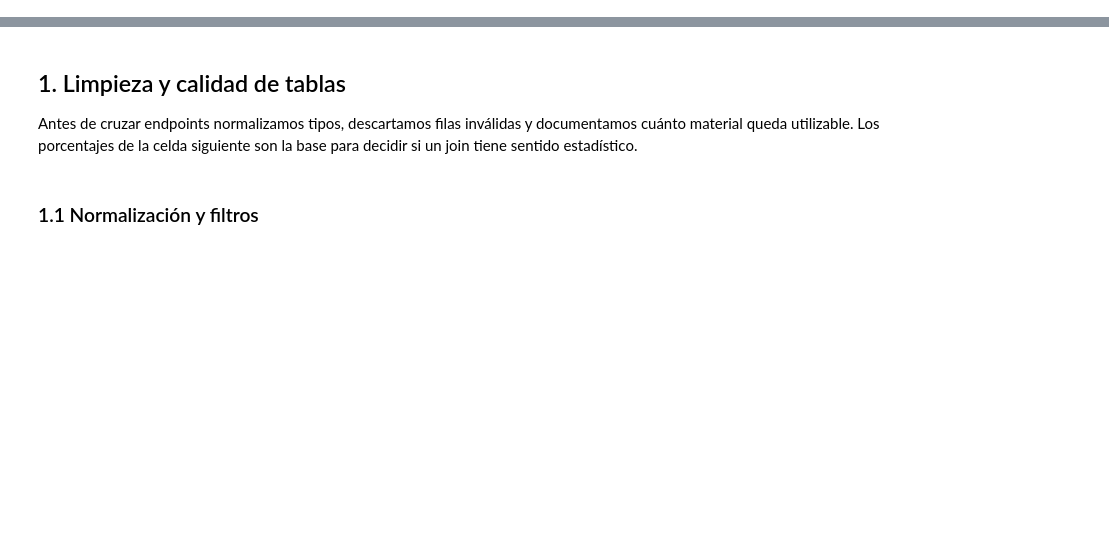
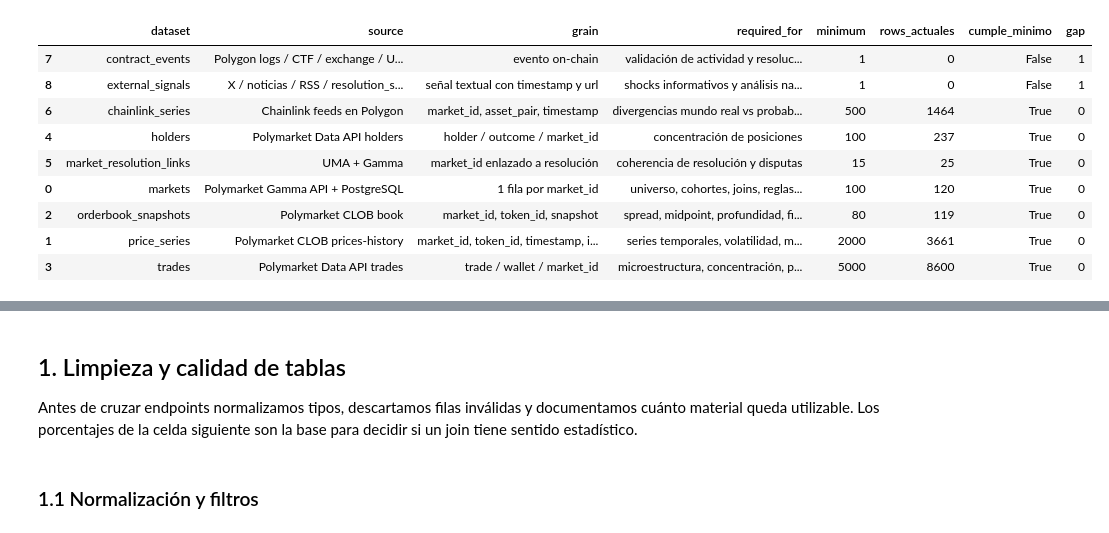
Before and after one commit to apariciojuan/gsr-market-intelligence, a Jupyter notebook: backend/notebooks/polymarket_ontology_analysis.ipynb, the cells around one changed output, grey strips where cells are left out. Saved outputs shown, nothing was run; the diff lists cells and outputs as text; code cells hidden in the pictures; blank space fills up the shorter version.

```diff
--- a/backend/notebooks/polymarket_ontology_analysis.ipynb
+++ b/backend/notebooks/polymarket_ontology_analysis.ipynb
@@ -48,0 +94,83 @@ row_counts: {'markets': 120, 'resolutions': 200, 'market_resolution_links': 25,
+# %%
+dataset_contract = pd.DataFrame([
+    {
+        "dataset": "markets",
+        "source": "Polymarket Gamma API + PostgreSQL",
+        "grain": "1 fila por market_id",
+        "required_for": "universo, cohortes, joins, reglas textuales",
+        "minimum": 100,
+    },
+    {
+        "dataset": "price_series",
+        "source": "Polymarket CLOB prices-history",
+        "grain": "market_id, token_id, timestamp, interval",
+        "required_for": "series temporales, volatilidad, momentum, modelos",
+        "minimum": 2000,
+    },
+    {
+        "dataset": "orderbook_snapshots",
+        "source": "Polymarket CLOB book",
+        "grain": "market_id, token_id, snapshot",
+        "required_for": "spread, midpoint, profundidad, filtros de liquidez",
+        "minimum": 80,
+    },
+    {
+        "dataset": "trades",
+        "source": "Polymarket Data API trades",
+        "grain": "trade / wallet / market_id",
+        "required_for": "microestructura, concentración, presión de flujo",
+        "minimum": 5000,
+    },
+    {
+        "dataset": "holders",
+        "source": "Polymarket Data API holders",
+        "grain": "holder / outcome / market_id",
+        "required_for": "concentración de posiciones",
+        "minimum": 100,
+    },
+    {
+        "dataset": "market_resolution_links",
+        "source": "UMA + Gamma",
+        "grain": "market_id enlazado a resolución",
+        "required_for": "coherencia de resolución y disputas",
+        "minimum": 15,
+    },
+    {
+        "dataset": "chainlink_series",
+        "source": "Chainlink feeds en Polygon",
+        "grain": "market_id, asset_pair, timestamp",
+        "required_for": "divergencias mundo real vs probabilidad",
+        "minimum": 500,
+    },
+    {
+        "dataset": "contract_events",
+        "source": "Polygon logs / CTF / exchange / UMA adapter",
+        "grain": "evento on-chain",
+        "required_for": "validación de actividad y resolución on-chain",
+        "minimum": 1,
+    },
+    {
+        "dataset": "external_signals",
+        "source": "X / noticias / RSS / resolution_source",
+        "grain": "señal textual con timestamp y url",
+        "required_for": "shocks informativos y análisis narrativo",
+        "minimum": 1,
+    },
+])
+
+dataset_contract["rows_actuales"] = dataset_contract["dataset"].map(row_counts).fillna(0).astype(int)
+dataset_contract["cumple_minimo"] = dataset_contract["rows_actuales"] >= dataset_contract["minimum"]
+dataset_contract["gap"] = (dataset_contract["minimum"] - dataset_contract["rows_actuales"]).clip(lower=0)
+
+display(dataset_contract.sort_values(["cumple_minimo", "dataset"]))
+# %% [output]
+|  | dataset | source | grain | required_for | minimum | rows_actuales | cumple_minimo | gap |
+| 7 | contract_events | Polygon logs / CTF / exchange / U... | evento on-chain | validación de actividad y resoluc... | 1 | 0 | False | 1 |
+| 8 | external_signals | X / noticias / RSS / resolution_s... | señal textual con timestamp y url | shocks informativos y análisis na... | 1 | 0 | False | 1 |
+| 6 | chainlink_series | Chainlink feeds en Polygon | market_id, asset_pair, timestamp | divergencias mundo real vs probab... | 500 | 1464 | True | 0 |
+| 4 | holders | Polymarket Data API holders | holder / outcome / market_id | concentración de posiciones | 100 | 237 | True | 0 |
+| 5 | market_resolution_links | UMA + Gamma | market_id enlazado a resolución | coherencia de resolución y disputas | 15 | 25 | True | 0 |
+| 0 | markets | Polymarket Gamma API + PostgreSQL | 1 fila por market_id | universo, cohortes, joins, reglas... | 100 | 120 | True | 0 |
+| 2 | orderbook_snapshots | Polymarket CLOB book | market_id, token_id, snapshot | spread, midpoint, profundidad, fi... | 80 | 119 | True | 0 |
+| 1 | price_series | Polymarket CLOB prices-history | market_id, token_id, timestamp, i... | series temporales, volatilidad, m... | 2000 | 3661 | True | 0 |
+| 3 | trades | Polymarket Data API trades | trade / wallet / market_id | microestructura, concentración, p... | 5000 | 8600 | True | 0 |
```
Also changed, not shown: parts of 17 cells of this notebook, 1 other file.
